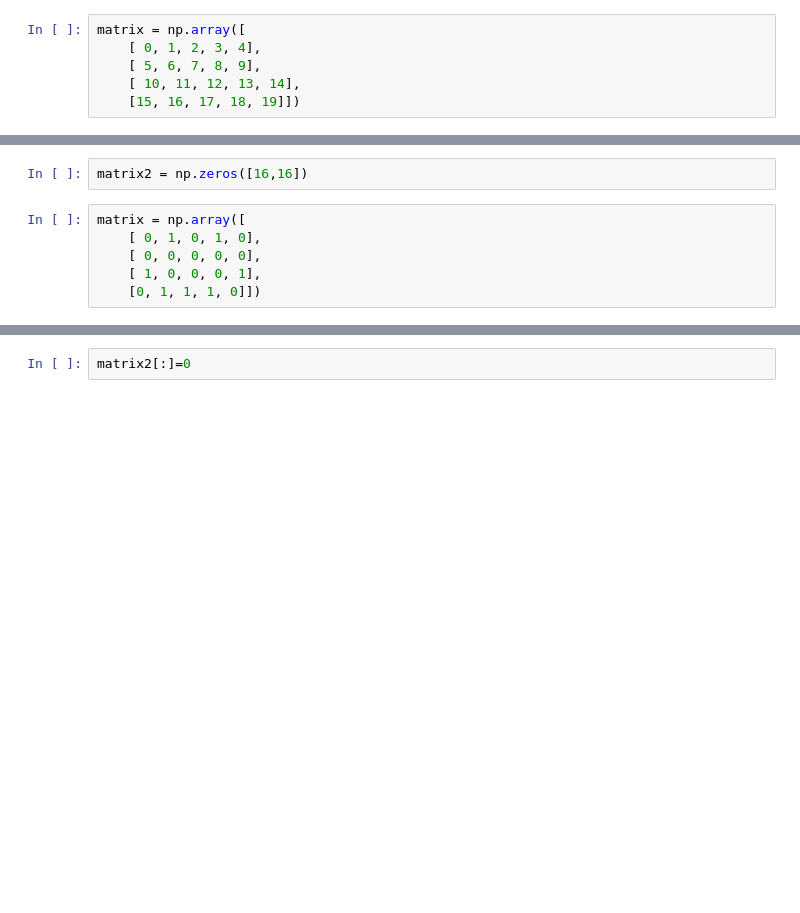
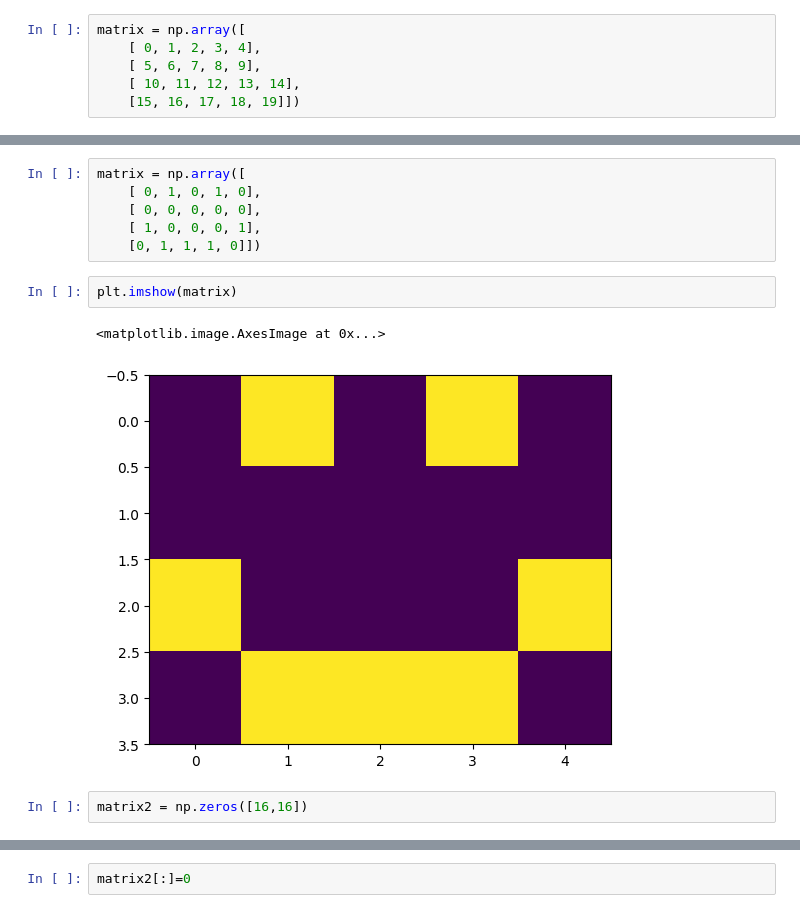
Before and after one commit to JuanPlanetario/Curso-programando-con-estrellas---Planetario, a Jupyter notebook: Sesión 4/Sesion_4.ipynb, the cells around one changed output, grey strips where cells are left out. Cells and saved outputs as stored; diff of their text form; blank space fills up the shorter version.

```diff
--- a/Sesión 4/Sesion_4.ipynb
+++ b/Sesión 4/Sesion_4.ipynb
@@ -260,10 +284,15 @@ plt.imshow(matrix)
+# %%
+matrix = np.array([
+    [ 0, 1, 0, 1, 0],
+    [ 0, 0, 0, 0, 0],
+    [ 1, 0, 0, 0, 1],
+    [0, 1, 1, 1, 0]])
+# %%
+plt.imshow(matrix)
+# %% [output]
+<matplotlib.image.AxesImage at 0x...>
+[figure, added]
 # %%
 matrix2 = np.zeros([16,16])
-# %%
-matrix = np.array([
-    [ 0, 1, 0, 1, 0],
-    [ 0, 0, 0, 0, 0],
-    [ 1, 0, 0, 0, 1],
-    [0, 1, 1, 1, 0]])
 # %%
 matrix2
```
Also changed, not shown: parts of 44 cells of this notebook, 7 other files.
